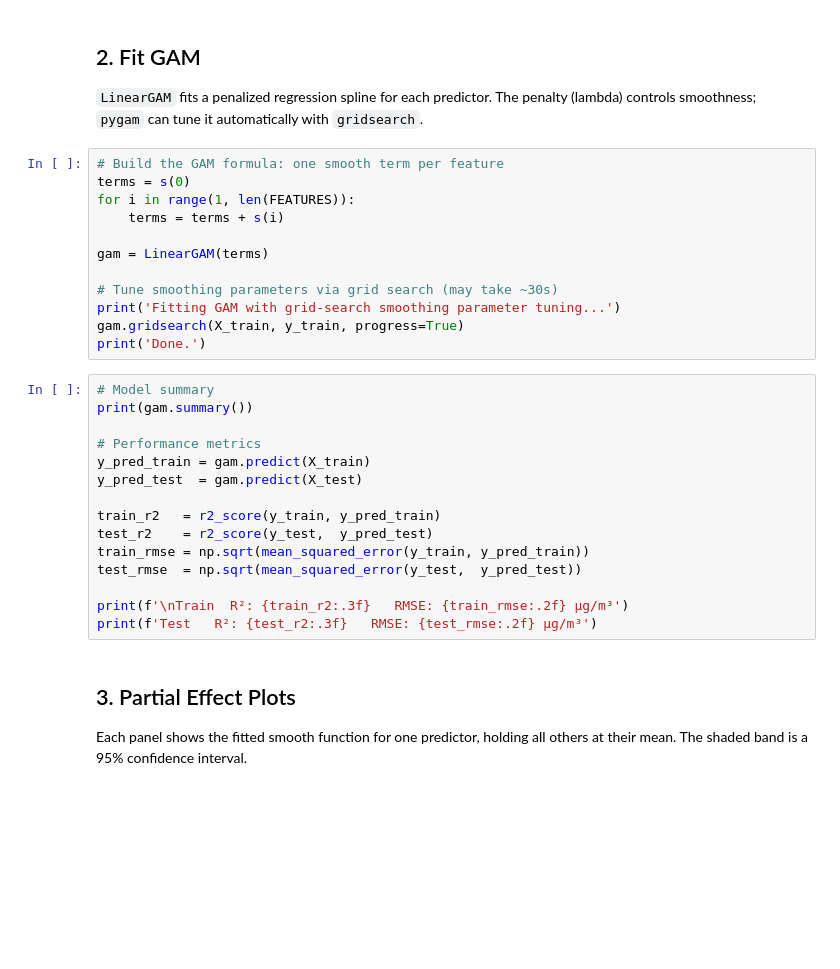
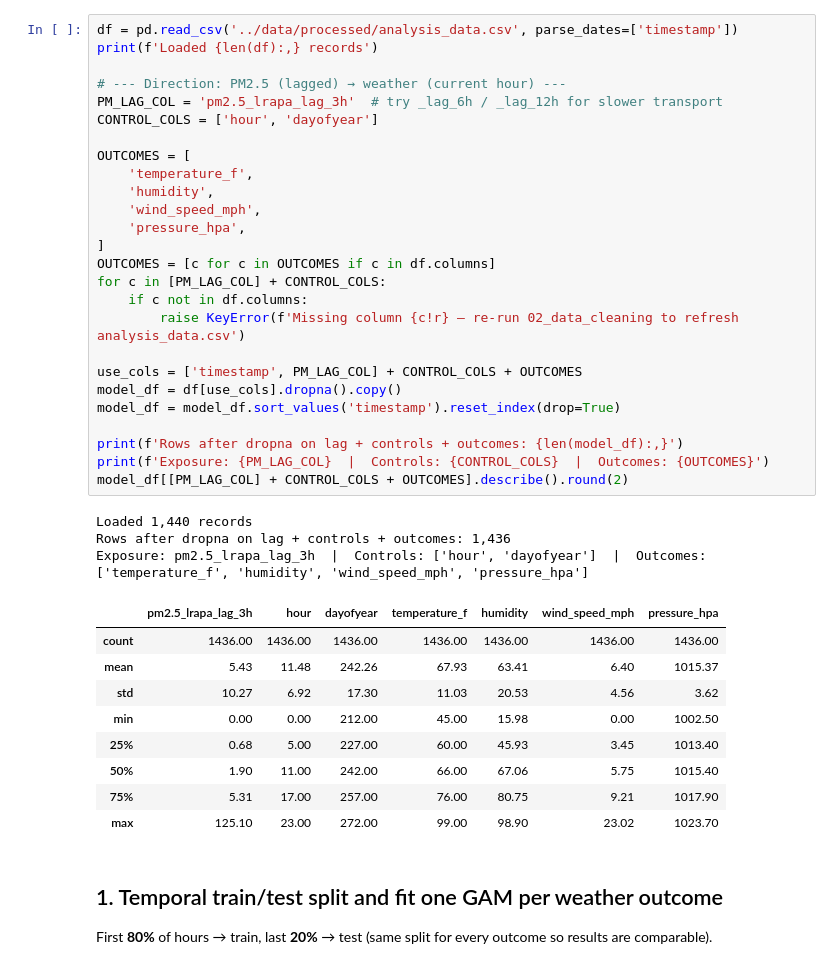
Before and after one commit to djmurphy6/PM2.5-weather, a Jupyter notebook: notebooks/04_gam_modeling.ipynb, the cells around one changed output. Drawn from its saved outputs; the diff is of its cells as text; blank space fills up the shorter version.

```diff
--- a/notebooks/04_gam_modeling.ipynb
+++ b/notebooks/04_gam_modeling.ipynb
@@ -75,36 +32,43 @@ print(f'Test:  {len(test):,} records')
-# %% [markdown]
-## 2. Fit GAM
-
-`LinearGAM` fits a penalized regression spline for each predictor.
-The penalty (lambda) controls smoothness; `pygam` can tune it automatically with `gridsearch`.
-# %%
-# Build the GAM formula: one smooth term per feature
-terms = s(0)
-for i in range(1, len(FEATURES)):
-    terms = terms + s(i)
-
-gam = LinearGAM(terms)
-
-# Tune smoothing parameters via grid search (may take ~30s)
-print('Fitting GAM with grid-search smoothing parameter tuning...')
-gam.gridsearch(X_train, y_train, progress=True)
-print('Done.')
-# %%
-# Model summary
-print(gam.summary())
-
-# Performance metrics
-y_pred_train = gam.predict(X_train)
-y_pred_test  = gam.predict(X_test)
-
-train_r2   = r2_score(y_train, y_pred_train)
-test_r2    = r2_score(y_test,  y_pred_test)
-train_rmse = np.sqrt(mean_squared_error(y_train, y_pred_train))
-test_rmse  = np.sqrt(mean_squared_error(y_test,  y_pred_test))
-
-print(f'\nTrain  R²: {train_r2:.3f}   RMSE: {train_rmse:.2f} µg/m³')
-print(f'Test   R²: {test_r2:.3f}   RMSE: {test_rmse:.2f} µg/m³')
-# %% [markdown]
-## 3. Partial Effect Plots
-
-Each panel shows the fitted smooth function for one predictor, holding all others at their mean. The shaded band is a 95% confidence interval.
+# %%
+df = pd.read_csv('../data/processed/analysis_data.csv', parse_dates=['timestamp'])
+print(f'Loaded {len(df):,} records')
+
+# --- Direction: PM2.5 (lagged) → weather (current hour) ---
+PM_LAG_COL = 'pm2.5_lrapa_lag_3h'  # try _lag_6h / _lag_12h for slower transport
+CONTROL_COLS = ['hour', 'dayofyear']
+
+OUTCOMES = [
+    'temperature_f',
+    'humidity',
+    'wind_speed_mph',
+    'pressure_hpa',
+]
+OUTCOMES = [c for c in OUTCOMES if c in df.columns]
+for c in [PM_LAG_COL] + CONTROL_COLS:
+    if c not in df.columns:
+        raise KeyError(f'Missing column {c!r} — re-run 02_data_cleaning to refresh analysis_data.csv')
+
+use_cols = ['timestamp', PM_LAG_COL] + CONTROL_COLS + OUTCOMES
+model_df = df[use_cols].dropna().copy()
+model_df = model_df.sort_values('timestamp').reset_index(drop=True)
+
+print(f'Rows after dropna on lag + controls + outcomes: {len(model_df):,}')
+print(f'Exposure: {PM_LAG_COL}  |  Controls: {CONTROL_COLS}  |  Outcomes: {OUTCOMES}')
+model_df[[PM_LAG_COL] + CONTROL_COLS + OUTCOMES].describe().round(2)
+# %% [output]
+Loaded 1,440 records
+Rows after dropna on lag + controls + outcomes: 1,436
+Exposure: pm2.5_lrapa_lag_3h  |  Controls: ['hour', 'dayofyear']  |  Outcomes: ['temperature_f', 'humidity', 'wind_speed_mph', 'pressure_hpa']
+|  | pm2.5_lrapa_lag_3h | hour | dayofyear | temperature_f | humidity | wind_speed_mph | pressure_hpa |
+| count | 1436.00 | 1436.00 | 1436.00 | 1436.00 | 1436.00 | 1436.00 | 1436.00 |
+| mean | 5.43 | 11.48 | 242.26 | 67.93 | 63.41 | 6.40 | 1015.37 |
+| std | 10.27 | 6.92 | 17.30 | 11.03 | 20.53 | 4.56 | 3.62 |
+| min | 0.00 | 0.00 | 212.00 | 45.00 | 15.98 | 0.00 | 1002.50 |
+| 25% | 0.68 | 5.00 | 227.00 | 60.00 | 45.93 | 3.45 | 1013.40 |
+| 50% | 1.90 | 11.00 | 242.00 | 66.00 | 67.06 | 5.75 | 1015.40 |
+| 75% | 5.31 | 17.00 | 257.00 | 76.00 | 80.75 | 9.21 | 1017.90 |
+| max | 125.10 | 23.00 | 272.00 | 99.00 | 98.90 | 23.02 | 1023.70 |
+# %% [markdown]
+## 1. Temporal train/test split and fit one GAM per weather outcome
+
+First **80%** of hours → train, last **20%** → test (same split for every outcome so results are comparable).
```
Also changed, not shown: parts of 17 cells of this notebook, 1 other file.
